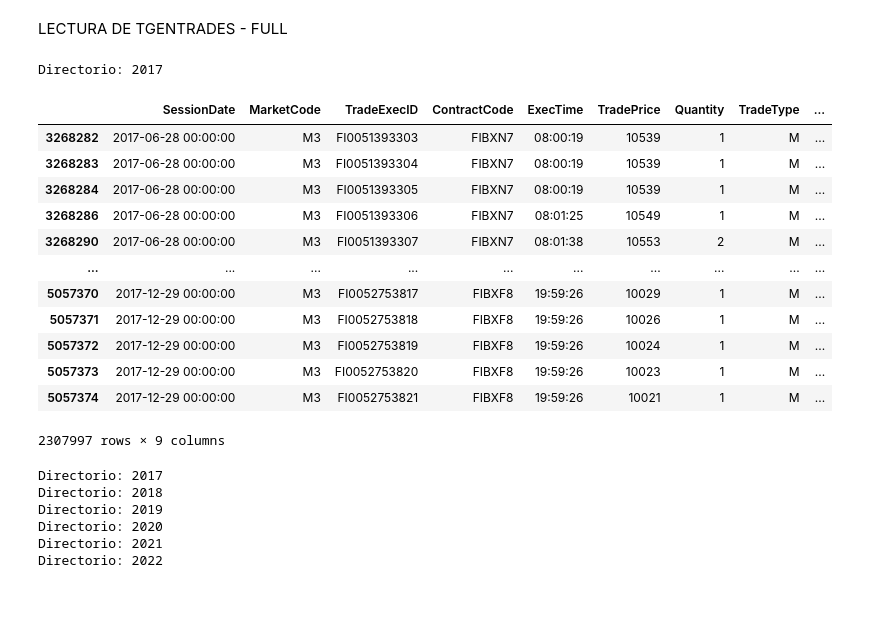
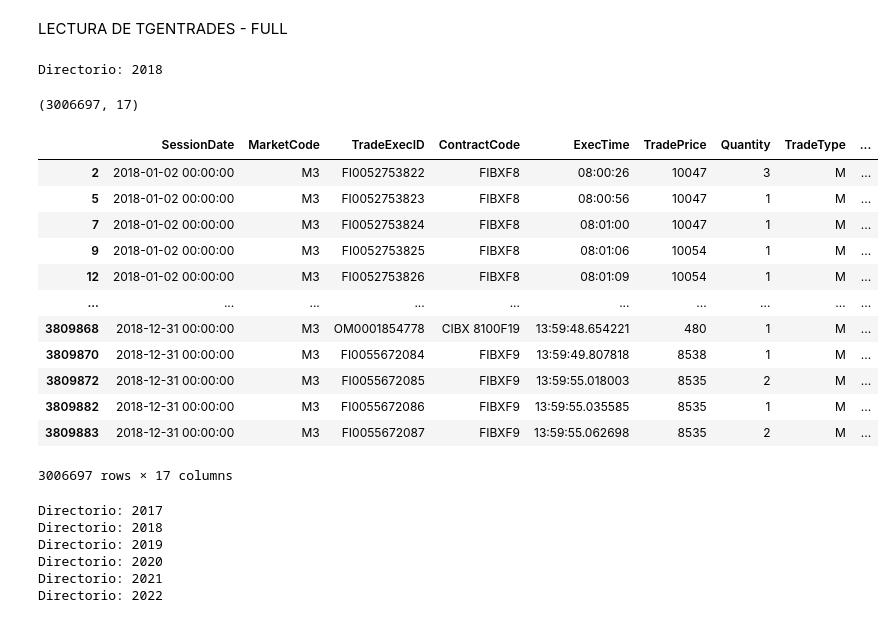
Before and after one commit to epiblasfunds/options-pricing, a Jupyter notebook: EDA.ipynb, the cells around one changed output. Saved outputs shown, nothing was run; the diff lists cells and outputs as text; code cells hidden in the pictures.

```diff
--- a/EDA.ipynb
+++ b/EDA.ipynb
@@ -274,6 +274,20 @@ def read_files(prefix, year):
 
 def filter_by_IBX(df, year):
 
+    # 2017
+    # df.columns = [
+    #     "SessionDate",
+    #     "MarketCode",
+    #     "TradeExecID",
+    #     "ContractCode",
+    #     "ExecTime",
+    #     "TradePrice",
+    #     "Quantity",
+    #     "TradeType",
+    #     "random_1"
+    # ]
+
+    # 2018
     df.columns = [
         "SessionDate",
         "MarketCode",
@@ -283,7 +297,15 @@ def filter_by_IBX(df, year):
         "TradePrice",
         "Quantity",
         "TradeType",
-        "random_1"
+        "random_1",
+        "random_2",
+        "random_3",
+        "random_4",
+        "random_5",
+        "random_6",
+        "random_7",
+        "random_8",
+        "random_9"
     ]
 
     df = df[df['ContractCode'].str.contains('IBX', case=False, na=False)]
@@ -297,26 +319,34 @@ def filter_by_IBX(df, year):
 # ------------------- TRADE_IBEX_DATABASE -------------------
 
 # 2017
-TRADE_IBEX_DATABASE_2017 = read_files("TGENTRADES_M3", year=2017)
-TRADE_IBEX_DATABASE_2017 = filter_by_IBX(TRADE_IBEX_DATABASE_2017, year=2017)
+# TRADE_IBEX_DATABASE_2017 = read_files("TGENTRADES_M3", year=2017)
+# TRADE_IBEX_DATABASE_2017 = filter_by_IBX(TRADE_IBEX_DATABASE_2017, year=2017)
+
+# 2018
+TRADE_IBEX_DATABASE_2018 = read_files("TGENTRADES_M3", year=2018)
+TRADE_IBEX_DATABASE_2018 = filter_by_IBX(TRADE_IBEX_DATABASE_2018, year=2018)
 # %% [output]
-Directorio: 2017
+Directorio: 2018
+# %%
+TRADE_IBEX_DATABASE_2018.shape
+# %% [output]
+(3006697, 17)
 # %%
-TRADE_IBEX_DATABASE_2017
+TRADE_IBEX_DATABASE_2018
 # %% [output]
 |  | SessionDate | MarketCode | TradeExecID | ContractCode | ExecTime | TradePrice | Quantity | TradeType | ... |
-| 3268282 | 2017-06-28 00:00:00 | M3 | FI0051393303 | FIBXN7 | 08:00:19 | 10539 | 1 | M | ... |
-| 3268283 | 2017-06-28 00:00:00 | M3 | FI0051393304 | FIBXN7 | 08:00:19 | 10539 | 1 | M | ... |
-| 3268284 | 2017-06-28 00:00:00 | M3 | FI0051393305 | FIBXN7 | 08:00:19 | 10539 | 1 | M | ... |
-| 3268286 | 2017-06-28 00:00:00 | M3 | FI0051393306 | FIBXN7 | 08:01:25 | 10549 | 1 | M | ... |
-| 3268290 | 2017-06-28 00:00:00 | M3 | FI0051393307 | FIBXN7 | 08:01:38 | 10553 | 2 | M | ... |
+| 2 | 2018-01-02 00:00:00 | M3 | FI0052753822 | FIBXF8 | 08:00:26 | 10047 | 3 | M | ... |
+| 5 | 2018-01-02 00:00:00 | M3 | FI0052753823 | FIBXF8 | 08:00:56 | 10047 | 1 | M | ... |
+| 7 | 2018-01-02 00:00:00 | M3 | FI0052753824 | FIBXF8 | 08:01:00 | 10047 | 1 | M | ... |
+| 9 | 2018-01-02 00:00:00 | M3 | FI0052753825 | FIBXF8 | 08:01:06 | 10054 | 1 | M | ... |
+| 12 | 2018-01-02 00:00:00 | M3 | FI0052753826 | FIBXF8 | 08:01:09 | 10054 | 1 | M | ... |
 | ... | ... | ... | ... | ... | ... | ... | ... | ... | ... |
-| 5057370 | 2017-12-29 00:00:00 | M3 | FI0052753817 | FIBXF8 | 19:59:26 | 10029 | 1 | M | ... |
-| 5057371 | 2017-12-29 00:00:00 | M3 | FI0052753818 | FIBXF8 | 19:59:26 | 10026 | 1 | M | ... |
-| 5057372 | 2017-12-29 00:00:00 | M3 | FI0052753819 | FIBXF8 | 19:59:26 | 10024 | 1 | M | ... |
-| 5057373 | 2017-12-29 00:00:00 | M3 | FI0052753820 | FIBXF8 | 19:59:26 | 10023 | 1 | M | ... |
-| 5057374 | 2017-12-29 00:00:00 | M3 | FI0052753821 | FIBXF8 | 19:59:26 | 10021 | 1 | M | ... |
+| 3809868 | 2018-12-31 00:00:00 | M3 | OM0001854778 | CIBX 8100F19 | 13:59:48.654221 | 480 | 1 | M | ... |
+| 3809870 | 2018-12-31 00:00:00 | M3 | FI0055672084 | FIBXF9 | 13:59:49.807818 | 8538 | 1 | M | ... |
+| 3809872 | 2018-12-31 00:00:00 | M3 | FI0055672085 | FIBXF9 | 13:59:55.018003 | 8535 | 2 | M | ... |
+| 3809882 | 2018-12-31 00:00:00 | M3 | FI0055672086 | FIBXF9 | 13:59:55.035585 | 8535 | 1 | M | ... |
+| 3809883 | 2018-12-31 00:00:00 | M3 | FI0055672087 | FIBXF9 | 13:59:55.062698 | 8535 | 2 | M | ... |
-2307997 rows × 9 columns
+3006697 rows × 17 columns
 # %%
 # CCONTRACTS_C2_DATABASE
 columns_selected_CCONTRACTS_C2 = ['SessionDate', 'ContractCode','StrikePrice', 'MaturityDate']
```
Also changed, not shown: 5 other files.
